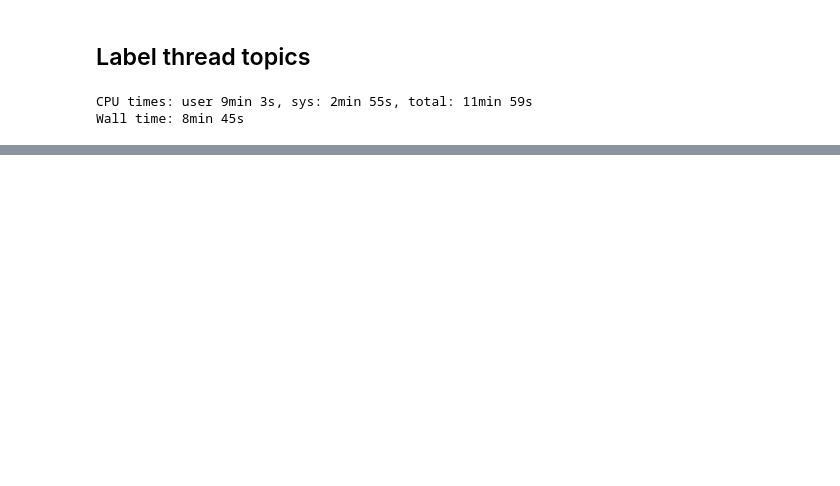
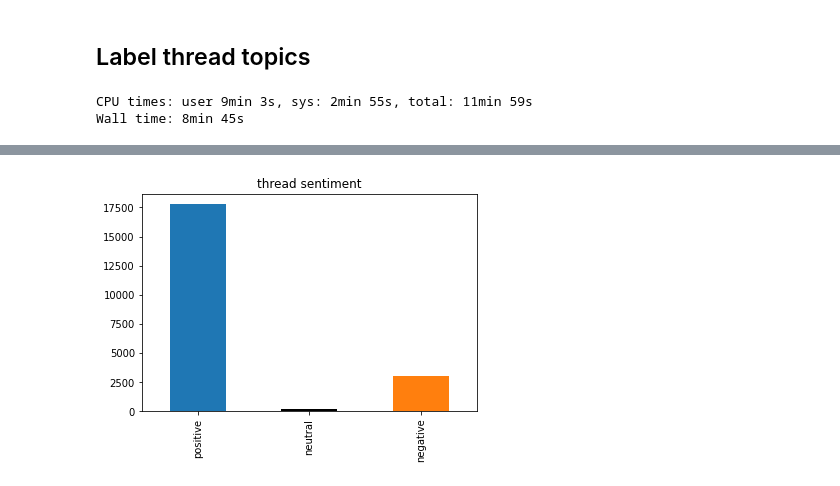
Before and after one commit to LachlanSharp/Lorem-ipsum, a Jupyter notebook: A3_Lachlan_Sharp_NLP.ipynb, the cells around one changed output, grey strips where cells are left out. Drawn from its saved outputs; the diff is of its cells as text; code cells hidden in the pictures; blank space fills up the shorter version.

```diff
--- a/A3_Lachlan_Sharp_NLP.ipynb
+++ b/A3_Lachlan_Sharp_NLP.ipynb
@@ -1029,0 +1151,4 @@ thread_topic_labels
+# %%
+%%time
+sid = SentimentIntensityAnalyzer()
+thread_sentiment = df_horseforum_threads['cleaned_document'].apply(sid.polarity_scores)
@@ -1029,0 +1161,14 @@ thread_topic_labels
+# %%
+df_thread_sentiment = pd.DataFrame(list(thread_sentiment))
+df_thread_sentiment['sentiment'] = np.select(
+    [
+        df_thread_sentiment['compound'].ge(0.05)
+        ,df_thread_sentiment['compound'].le(-0.05)
+    ],
+    [
+        "positive"
+        ,"negative"
+    ],
+    default = "neutral"
+)
+df_thread_sentiment
@@ -1029,0 +1189,7 @@ thread_topic_labels
+# %%
+color_sentiment = sentiment_colours()
+fig, ax = plt.subplots(nrows=1,ncols=1)
+df_thread_sentiment['sentiment'].value_counts().reindex(color_sentiment.keys()).plot(ax = ax, kind='bar',title="thread sentiment", color = color_sentiment.values())
+plt.show()
+# %% [output]
+[figure, added]
```
Also changed, not shown: parts of 33 cells of this notebook.
